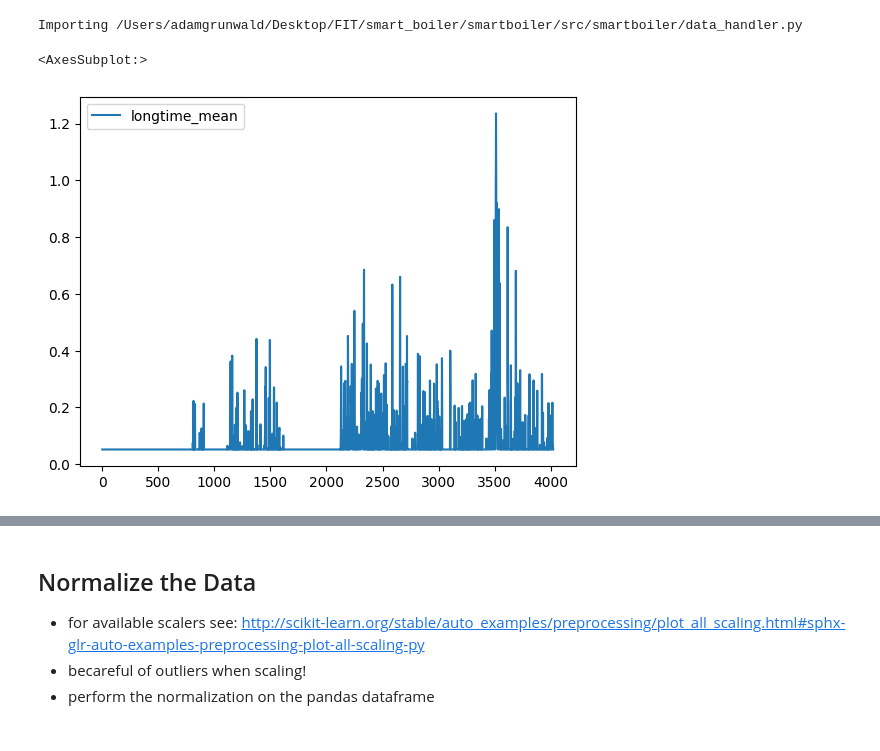
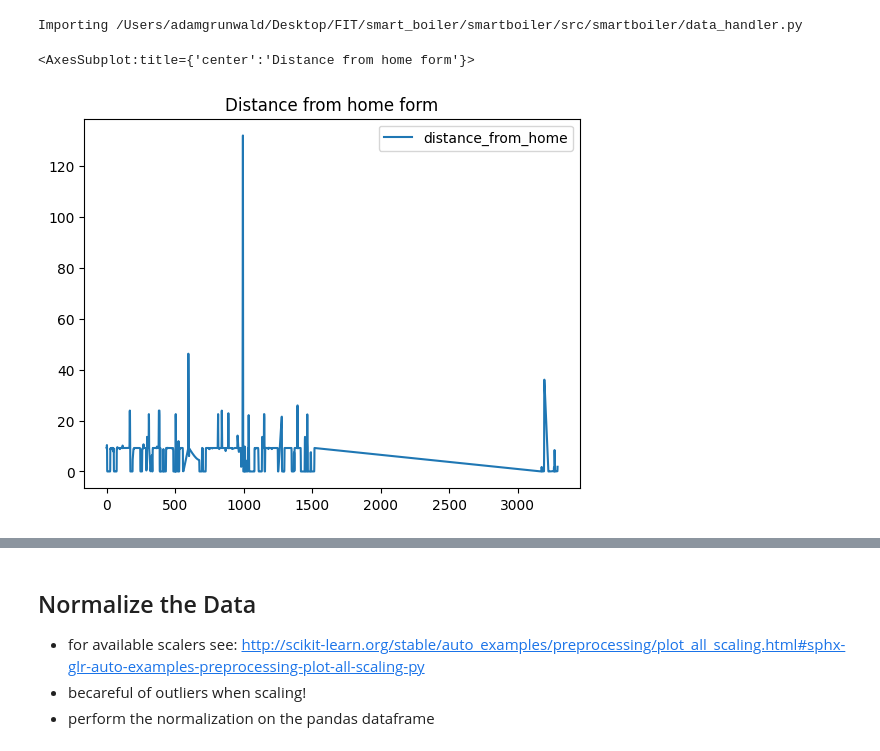
Before and after one commit to grinwi/smartboiler, a Jupyter notebook: src/smartboiler/lstm_example_with_multivariate_time_series 2.ipynb, the cells around one changed output, grey strips where cells are left out. Cells and saved outputs as stored; diff of their text form; code cells hidden in the pictures.

```diff
--- a/src/smartboiler/lstm_example_with_multivariate_time_series 2.ipynb
+++ b/src/smartboiler/lstm_example_with_multivariate_time_series 2.ipynb
@@ -236,4 +252,16 @@ dataHandler = DataHandler(
     "localhost", "smart_home_zukalovi", "root", "root", relay_entity_id_zuka, relay_power_entity_id_zuka, tmp_boiler_case_entity_id_zuka, tmp_output_water_entity_id_zuka, tmp_output_water_entity_id_2_zuka, device_tracker_entity_zuka, zuka_home_longitude, zuka_home_latitude
 )
+# %%
+db_name_form = 'smart_home_formankovi'
+tmp_output_water_entity_id_form = 'esphome_boiler_temps_ntc_temperature_b_constant'
+tmp_output_water_entity_id_2_form = 'esphome_web_b7a7f1_ntc_temperature_b_constant'
+tmp_boiler_case_entity_id_form = 'shelly1pm_34945475a969_temperature_2'
+relay_entity_id_form = 'shelly1pm_34945475a969'
+relay_power_entity_id_form = 'shelly1pm_34945475a969_power'
+device_tracker_entity_form = 'rmx3085'
+
+dataHandlerForm = DataHandler(
+    "localhost", db_name_form, "root", "root", relay_entity_id_form, relay_power_entity_id_form, tmp_boiler_case_entity_id_form, tmp_output_water_entity_id_form, tmp_output_water_entity_id_2_form, device_tracker_entity_form, form_home_longitude, form_home_latitude
+)
 # %%
 
@@ -242,11 +270,11 @@ data_processed_zuka_ml = dataHandler.transform_data_for_ml(data_processed_zuka)
 ml_data_zuka = data_processed_zuka_ml[0]
 # %%
-data_processed_form = dataHandler.process_kWh_water_consumption(df_extracted_form)
-data_processed_form_ml = dataHandler.transform_data_for_ml(data_processed_form)
+data_processed_form = dataHandlerForm.process_kWh_water_consumption(df_extracted_form)
+data_processed_form_ml = dataHandlerForm.transform_data_for_ml(data_processed_form)
 ml_data_form = data_processed_form_ml[0]
-# %%
-ml_data_zuka.plot(y='longtime_mean')
-# %% [output]
-<AxesSubplot:>
-[figure, removed]
+# %%
+ml_data_form.plot(y='distance_from_home', title='Distance from home form')
+# %% [output]
+<AxesSubplot:title={'center':'Distance from home form'}>
+[figure, added]
 # %%
```
Also changed, not shown: parts of 19 cells of this notebook, 3 other files.
